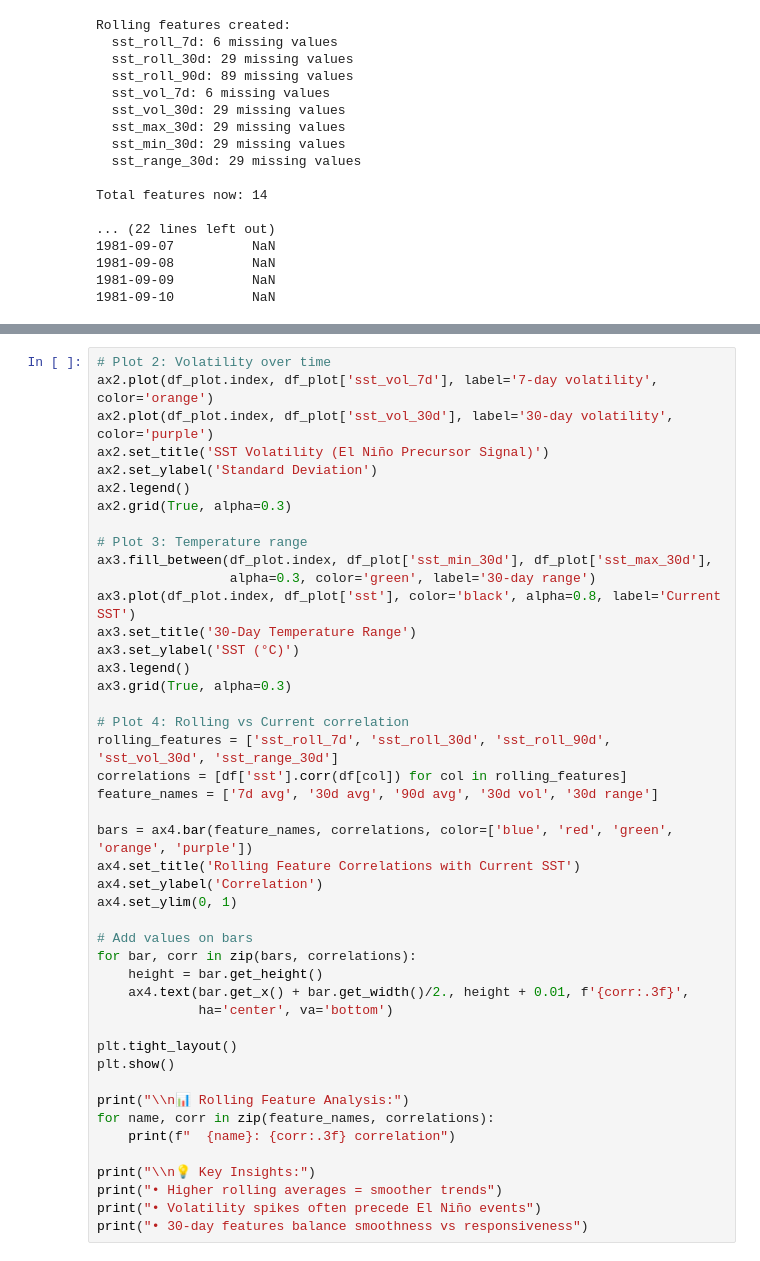
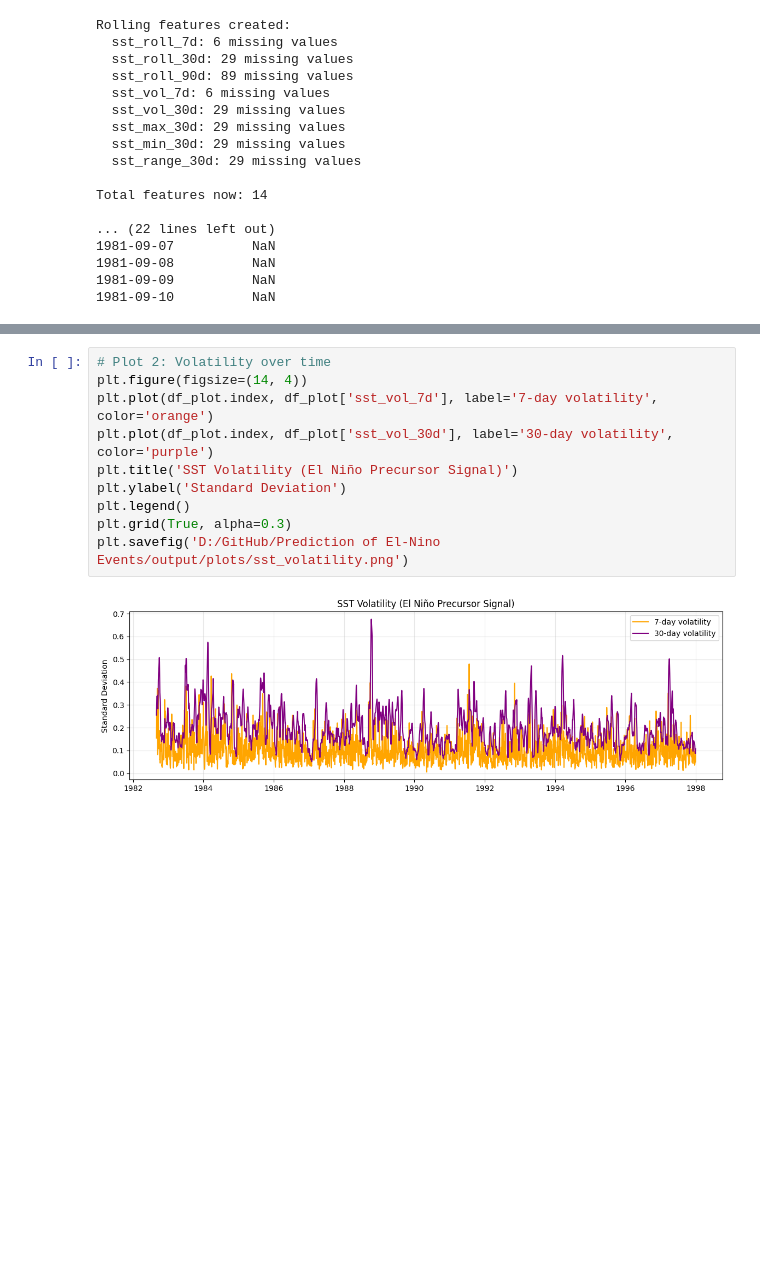
Before and after one commit to DHANA5982/Prediction-of-El-Nino-Events, a Jupyter notebook: notebooks/02_EDA.ipynb, the cells around one changed output, grey strips where cells are left out. Drawn from its saved outputs; the diff is of its cells as text; blank space fills up the shorter version.

```diff
--- a/notebooks/02_EDA.ipynb
+++ b/notebooks/02_EDA.ipynb
@@ -198,45 +198,12 @@ plt.savefig('D:/GitHub/Prediction of El-Nino Events/output/plots/raw_smooth_sst.
 # %%
 # Plot 2: Volatility over time
-ax2.plot(df_plot.index, df_plot['sst_vol_7d'], label='7-day volatility', color='orange')
-ax2.plot(df_plot.index, df_plot['sst_vol_30d'], label='30-day volatility', color='purple')
-ax2.set_title('SST Volatility (El Niño Precursor Signal)')
-ax2.set_ylabel('Standard Deviation')
-ax2.legend()
-ax2.grid(True, alpha=0.3)
-
-# Plot 3: Temperature range
-ax3.fill_between(df_plot.index, df_plot['sst_min_30d'], df_plot['sst_max_30d'],
-                 alpha=0.3, color='green', label='30-day range')
-ax3.plot(df_plot.index, df_plot['sst'], color='black', alpha=0.8, label='Current SST')
-ax3.set_title('30-Day Temperature Range')
-ax3.set_ylabel('SST (°C)')
-ax3.legend()
-ax3.grid(True, alpha=0.3)
-
-# Plot 4: Rolling vs Current correlation
-rolling_features = ['sst_roll_7d', 'sst_roll_30d', 'sst_roll_90d', 'sst_vol_30d', 'sst_range_30d']
-correlations = [df['sst'].corr(df[col]) for col in rolling_features]
-feature_names = ['7d avg', '30d avg', '90d avg', '30d vol', '30d range']
-
-bars = ax4.bar(feature_names, correlations, color=['blue', 'red', 'green', 'orange', 'purple'])
-ax4.set_title('Rolling Feature Correlations with Current SST')
-ax4.set_ylabel('Correlation')
-ax4.set_ylim(0, 1)
-
-# Add values on bars
-for bar, corr in zip(bars, correlations):
-    height = bar.get_height()
-    ax4.text(bar.get_x() + bar.get_width()/2., height + 0.01, f'{corr:.3f}',
-             ha='center', va='bottom')
-
-plt.tight_layout()
-plt.show()
-
-print("\\n📊 Rolling Feature Analysis:")
-for name, corr in zip(feature_names, correlations):
-    print(f"  {name}: {corr:.3f} correlation")
-
-print("\\n💡 Key Insights:")
-print("• Higher rolling averages = smoother trends")
-print("• Volatility spikes often precede El Niño events")
-print("• 30-day features balance smoothness vs responsiveness")
+plt.figure(figsize=(14, 4))
+plt.plot(df_plot.index, df_plot['sst_vol_7d'], label='7-day volatility', color='orange')
+plt.plot(df_plot.index, df_plot['sst_vol_30d'], label='30-day volatility', color='purple')
+plt.title('SST Volatility (El Niño Precursor Signal)')
+plt.ylabel('Standard Deviation')
+plt.legend()
+plt.grid(True, alpha=0.3)
+plt.savefig('D:/GitHub/Prediction of El-Nino Events/output/plots/sst_volatility.png')
+# %% [output]
+[figure, added]
```
Also changed, not shown: parts of 3 cells of this notebook.
